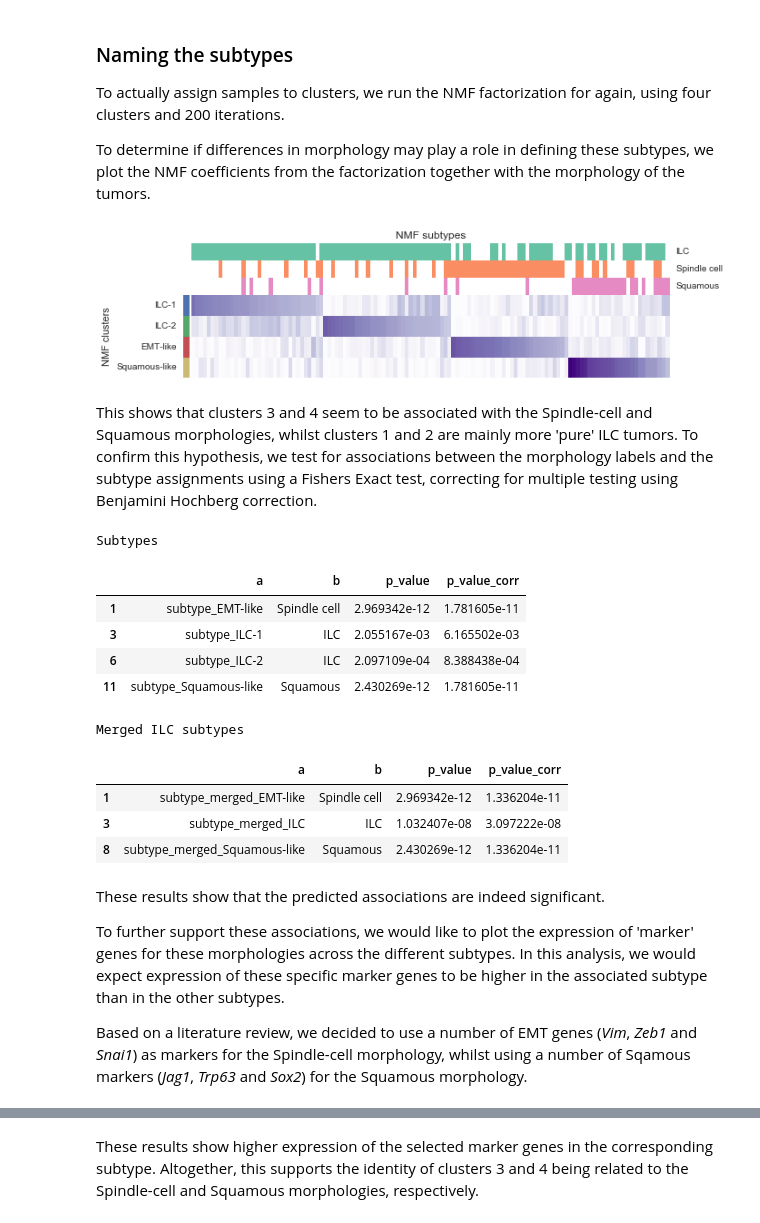
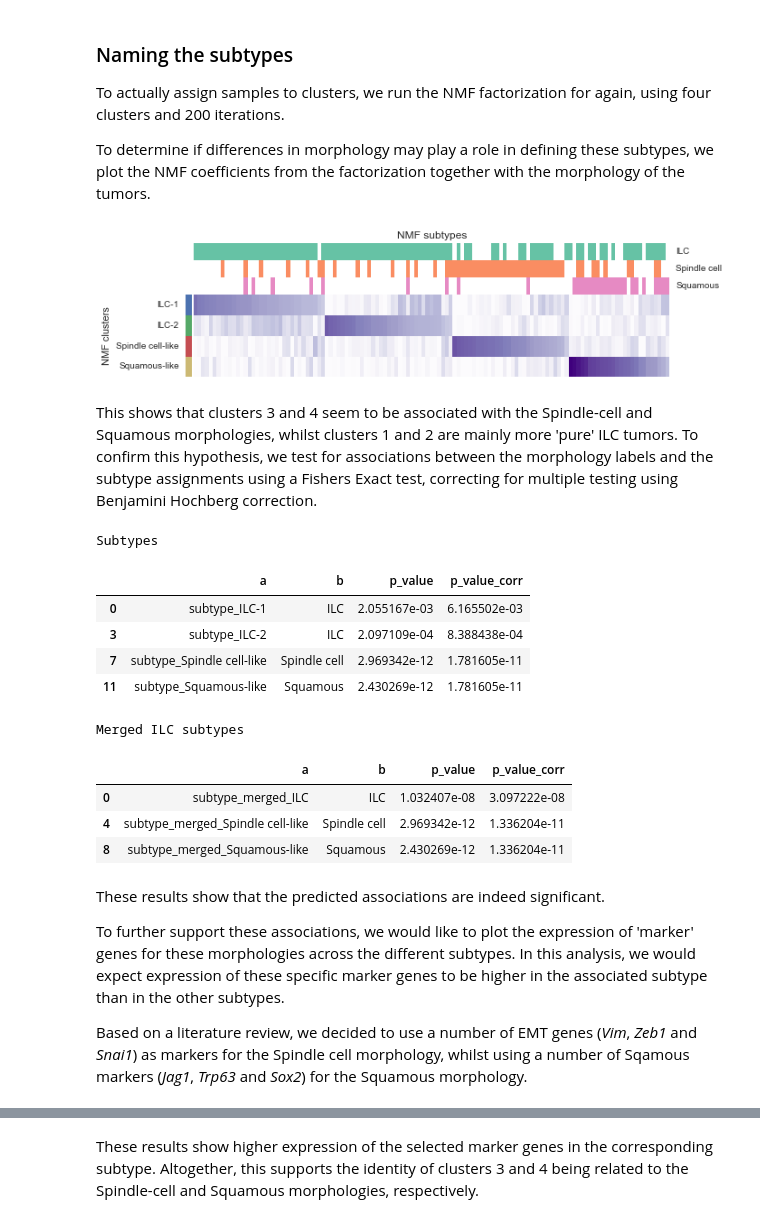
Before and after one commit to jrderuiter/ilc-sb-screen, a Jupyter notebook: notebooks/2. Expression analyses.ipynb, the cells around one changed output, grey strips where cells are left out. Saved outputs shown, nothing was run; the diff lists cells and outputs as text; code cells hidden in the pictures.

```diff
--- a/notebooks/2. Expression analyses.ipynb
+++ b/notebooks/2. Expression analyses.ipynb
@@ -251,22 +251,22 @@ To determine if differences in morphology may play a role in defining these subt
 # %%
 from nbsupport.expression.subtypes import plot_nmf_subtypes
 
 # Read NMF coefficients and map names.
 nmf_coef = pd.read_csv('../data/processed/sb/nmf/coefficients.txt', sep='\t')
 nmf_coef.index = [name_map[i] for i in nmf_coef.index]
 
 # Plot with putative subtype names.
-nmf_coef.columns = ['ILC-1', 'ILC-2', 'EMT-like', 'Squamous-like']
+nmf_coef.columns = ['ILC-1', 'ILC-2', 'Spindle cell-like', 'Squamous-like']
 plot_nmf_subtypes(nmf_coef, morphology, figsize=(12, 3))
 
 with sns.plotting_context('paper', font_scale=0.7):
     cm = plot_nmf_subtypes(nmf_coef, morphology, figsize=(9.8, 1.5))
     cm.ax_col_colors.annotate('Morphology', xy=(1.011, 1.06),
                               xycoords='axes fraction', fontsize=6)
     cm.savefig('../reports/figures/fig_2_nmf_coef.pdf', bbox_inches='tight')
     plt.close(cm.fig)
 # %% [output]
-[figure, old version]
+[figure, new version]
 # %% [markdown]
 This shows that clusters 3 and 4 seem to be associated with the Spindle-cell and Squamous morphologies, whilst clusters 1 and 2 are mainly more 'pure' ILC tumors. To confirm this hypothesis, we test for associations between the morphology labels and the subtype assignments using a Fishers Exact test, correcting for multiple testing using Benjamini Hochberg correction.
 # %%
@@ -300,21 +300,21 @@ display(result_merged.query('p_value_corr < 0.05'));
 # %% [output]
 Subtypes
 |  | a | b | p_value | p_value_corr |
-| 1 | subtype_EMT-like | Spindle cell | 2.969342e-12 | 1.781605e-11 |
-| 3 | subtype_ILC-1 | ILC | 2.055167e-03 | 6.165502e-03 |
-| 6 | subtype_ILC-2 | ILC | 2.097109e-04 | 8.388438e-04 |
+| 0 | subtype_ILC-1 | ILC | 2.055167e-03 | 6.165502e-03 |
+| 3 | subtype_ILC-2 | ILC | 2.097109e-04 | 8.388438e-04 |
+| 7 | subtype_Spindle cell-like | Spindle cell | 2.969342e-12 | 1.781605e-11 |
 | 11 | subtype_Squamous-like | Squamous | 2.430269e-12 | 1.781605e-11 |
 Merged ILC subtypes
 |  | a | b | p_value | p_value_corr |
-| 1 | subtype_merged_EMT-like | Spindle cell | 2.969342e-12 | 1.336204e-11 |
-| 3 | subtype_merged_ILC | ILC | 1.032407e-08 | 3.097222e-08 |
+| 0 | subtype_merged_ILC | ILC | 1.032407e-08 | 3.097222e-08 |
+| 4 | subtype_merged_Spindle cell-like | Spindle cell | 2.969342e-12 | 1.336204e-11 |
 | 8 | subtype_merged_Squamous-like | Squamous | 2.430269e-12 | 1.336204e-11 |
 # %% [markdown]
 These results show that the predicted associations are indeed significant.
 
 To further support these associations, we would like to plot the expression of 'marker' genes for these morphologies across the different subtypes. In this analysis, we would expect expression of these specific marker genes to be higher in the associated subtype than in the other subtypes.
 
-Based on a literature review, we decided to use a number of EMT genes (*Vim*, *Zeb1* and *Snai1*) as markers for the Spindle-cell morphology, whilst using a number of Sqamous markers (*Jag1*, *Trp63* and *Sox2*) for the Squamous morphology.
+Based on a literature review, we decided to use a number of EMT genes (*Vim*, *Zeb1* and *Snai1*) as markers for the Spindle cell morphology, whilst using a number of Sqamous markers (*Jag1*, *Trp63* and *Sox2*) for the Squamous morphology.
 # %%
 from nbsupport.expression.subtypes import plot_boxplots
 
```
Also changed, not shown: parts of 4 cells of this notebook, 2 other files.
